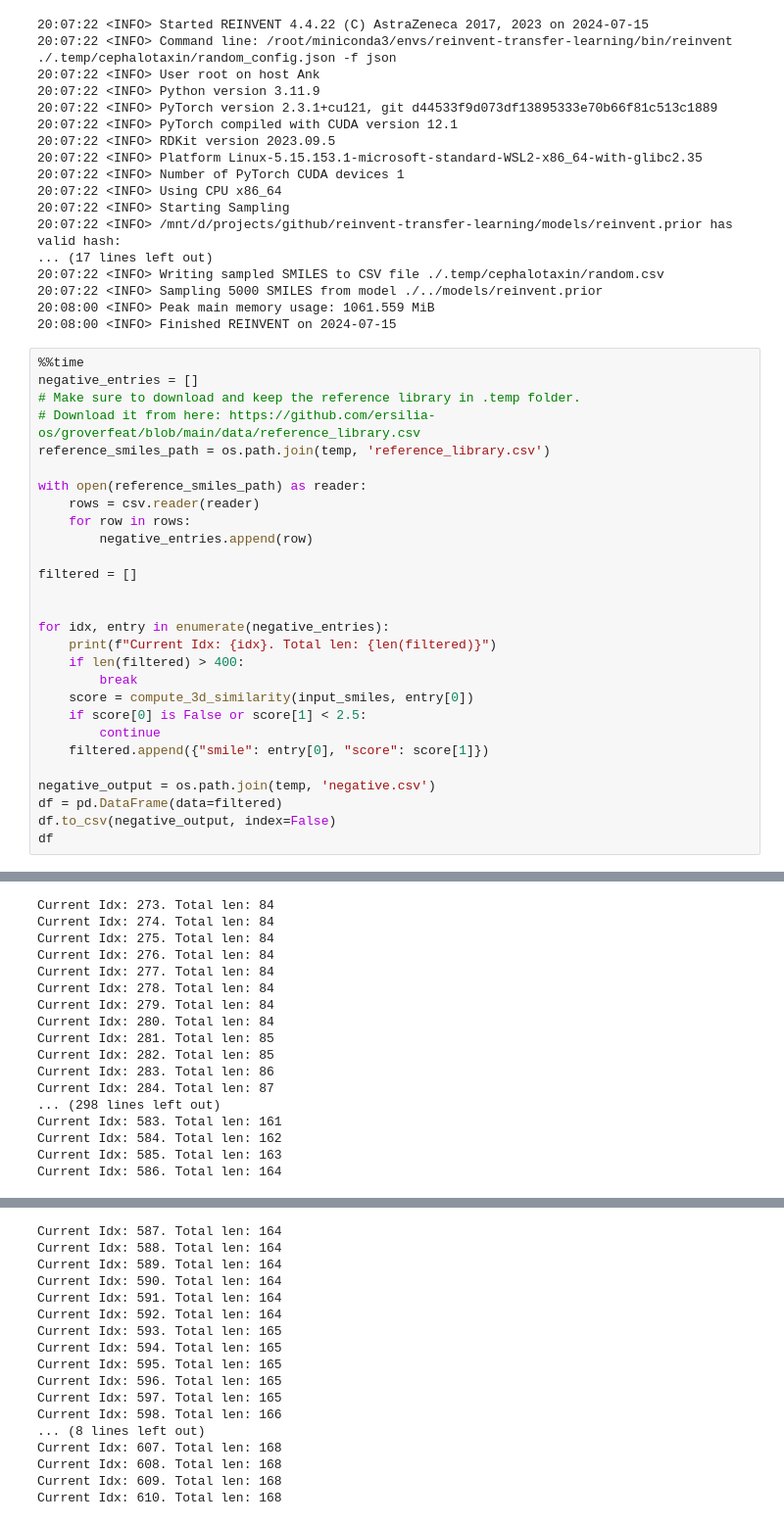
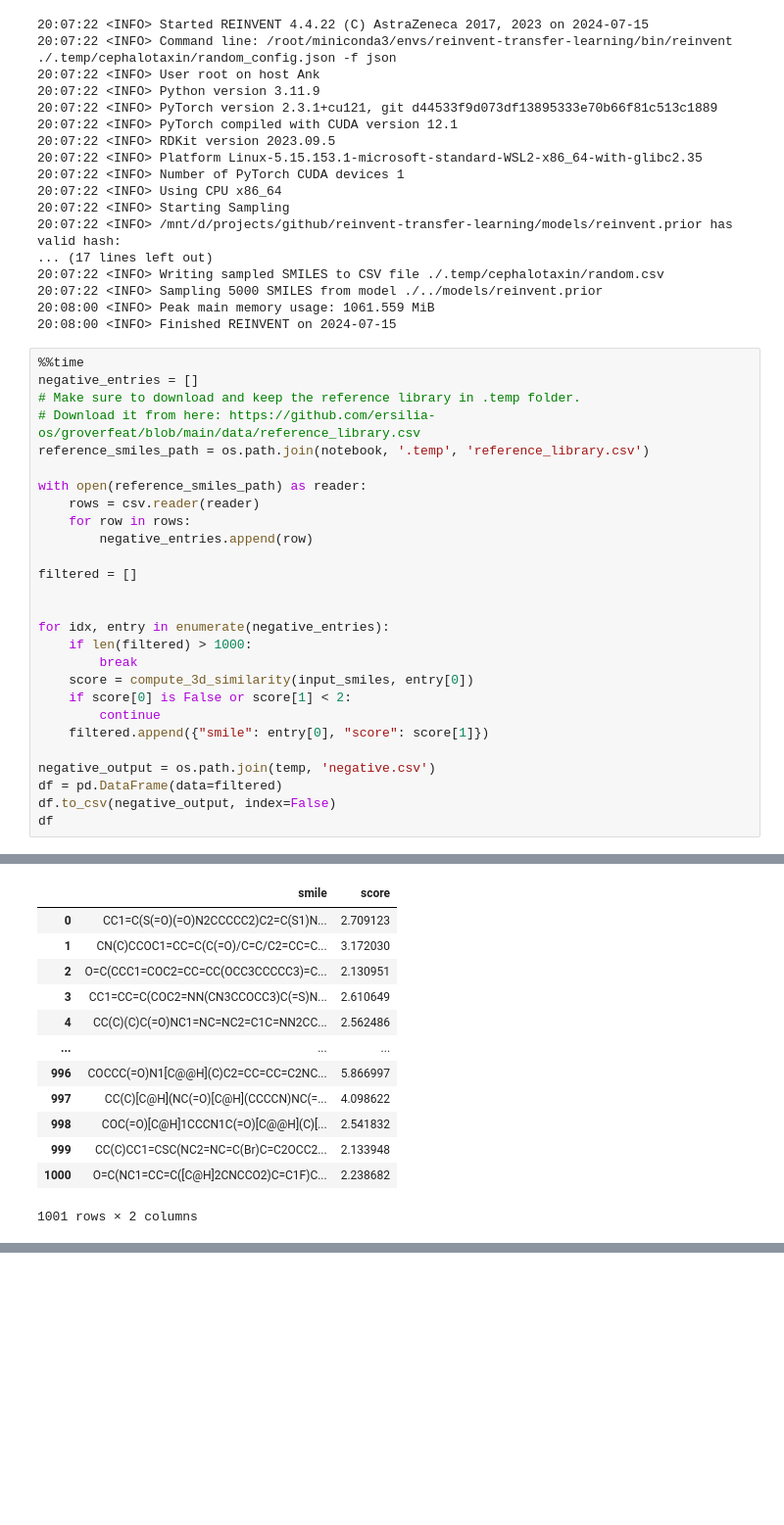
Before and after one commit to ankitskvmdam/reinvent-transfer-learning, a Jupyter notebook: notebooks/TransferLearning.ipynb, the cells around one changed output, grey strips where cells are left out. Shown: that part at 98% size. Drawn from its saved outputs; the diff is of its cells as text; blank space fills up the shorter version.

```diff
--- a/notebooks/TransferLearning.ipynb
+++ b/notebooks/TransferLearning.ipynb
@@ -256,7 +256,7 @@ Wall time: 7.04 s
 negative_entries = []
 # Make sure to download and keep the reference library in .temp folder.
 # Download it from here: https://github.com/ersilia-os/groverfeat/blob/main/data/reference_library.csv
-reference_smiles_path = os.path.join(temp, 'reference_library.csv')
+reference_smiles_path = os.path.join(notebook, '.temp', 'reference_library.csv')
 
 with open(reference_smiles_path) as reader:
     rows = csv.reader(reader)
@@ -267,11 +267,10 @@ filtered = []
 
 
 for idx, entry in enumerate(negative_entries):
-    print(f"Current Idx: {idx}. Total len: {len(filtered)}")
-    if len(filtered) > 400:
+    if len(filtered) > 1000:
         break
     score = compute_3d_similarity(input_smiles, entry[0])
-    if score[0] is False or score[1] < 2.5:
+    if score[0] is False or score[1] < 2:
         continue
     filtered.append({"smile": entry[0], "score": score[1]})
 
@@ -301,17 +295,13 @@ Current Idx: 272. Total len: 83
+|  | smile | score |
+| 0 | CC1=C(S(=O)(=O)N2CCCCC2)C2=C(S1)N... | 2.709123 |
+| 1 | CN(C)CCOC1=CC=C(C(=O)/C=C/C2=CC=C... | 3.172030 |
+| 2 | O=C(CCC1=COC2=CC=CC(OCC3CCCCC3)=C... | 2.130951 |
+| 3 | CC1=CC=C(COC2=NN(CN3CCOCC3)C(=S)N... | 2.610649 |
+| 4 | CC(C)(C)C(=O)NC1=NC=NC2=C1C=NN2CC... | 2.562486 |
+| ... | ... | ... |
+| 996 | COCCC(=O)N1[C@@H](C)C2=CC=CC=C2NC... | 5.866997 |
+| 997 | CC(C)[C@H](NC(=O)[C@H](CCCCN)NC(=... | 4.098622 |
+| 998 | COC(=O)[C@H]1CCCN1C(=O)[C@@H](C)[... | 2.541832 |
+| 999 | CC(C)CC1=CSC(NC2=NC=C(Br)C=C2OCC2... | 2.133948 |
+| 1000 | O=C(NC1=CC=C([C@H]2CNCCO2)C=C1F)C... | 2.238682 |
-Current Idx: 273. Total len: 84
-Current Idx: 274. Total len: 84
-Current Idx: 275. Total len: 84
-Current Idx: 276. Total len: 84
-Current Idx: 277. Total len: 84
-Current Idx: 278. Total len: 84
-Current Idx: 279. Total len: 84
-Current Idx: 280. Total len: 84
-Current Idx: 281. Total len: 85
-Current Idx: 282. Total len: 85
-Current Idx: 283. Total len: 86
-Current Idx: 284. Total len: 87
-... (298 lines left out)
-Current Idx: 583. Total len: 161
-Current Idx: 584. Total len: 162
-Current Idx: 585. Total len: 163
-Current Idx: 586. Total len: 164
+1001 rows × 2 columns
@@ -319,17 +307,0 @@ Current Idx: 586. Total len: 164
-Current Idx: 587. Total len: 164
-Current Idx: 588. Total len: 164
-Current Idx: 589. Total len: 164
-Current Idx: 590. Total len: 164
-Current Idx: 591. Total len: 164
-Current Idx: 592. Total len: 164
-Current Idx: 593. Total len: 165
-Current Idx: 594. Total len: 165
-Current Idx: 595. Total len: 165
-Current Idx: 596. Total len: 165
-Current Idx: 597. Total len: 165
-Current Idx: 598. Total len: 166
-... (8 lines left out)
-Current Idx: 607. Total len: 168
-Current Idx: 608. Total len: 168
-Current Idx: 609. Total len: 168
-Current Idx: 610. Total len: 168
```
Also changed, not shown: parts of 6 cells of this notebook.
